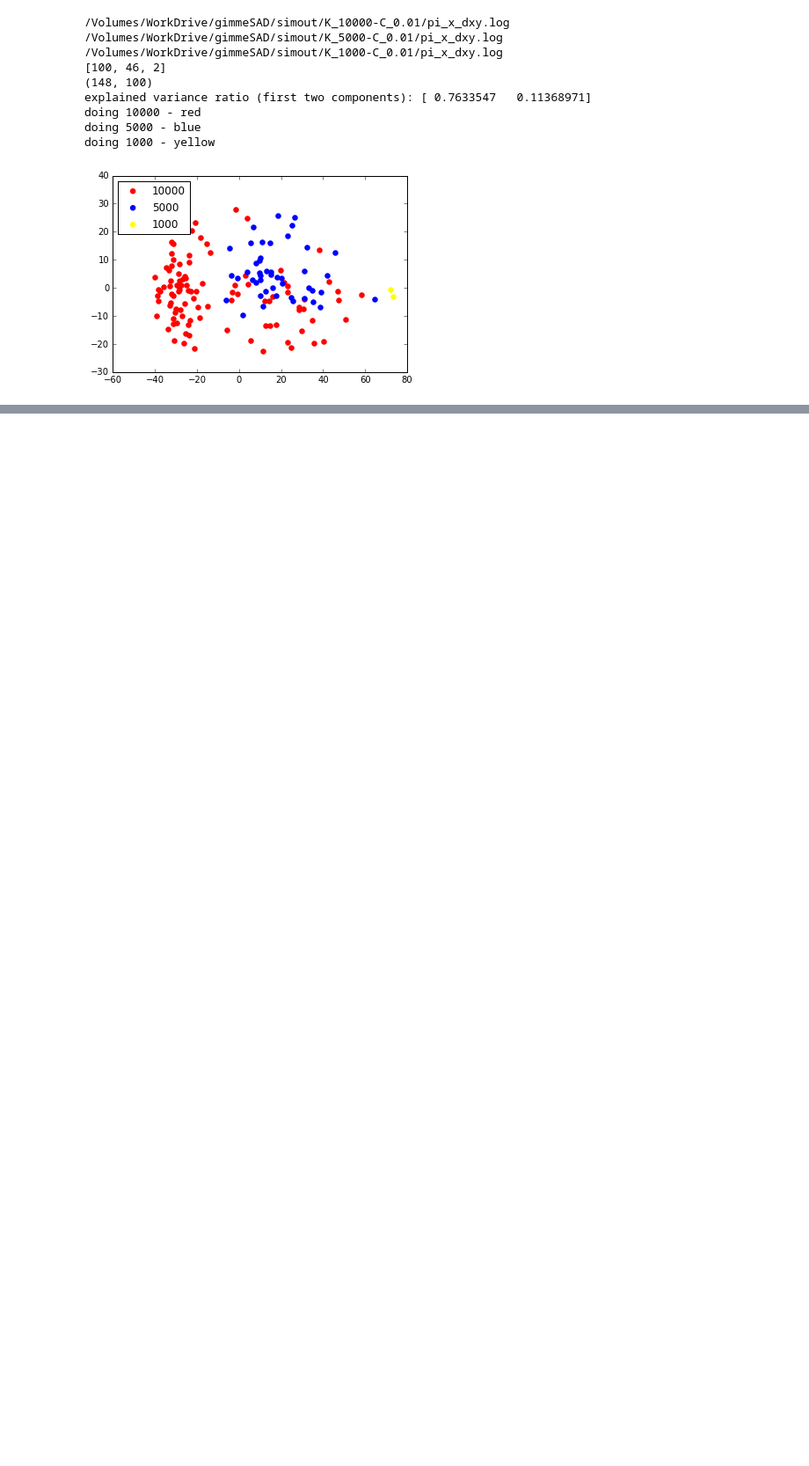
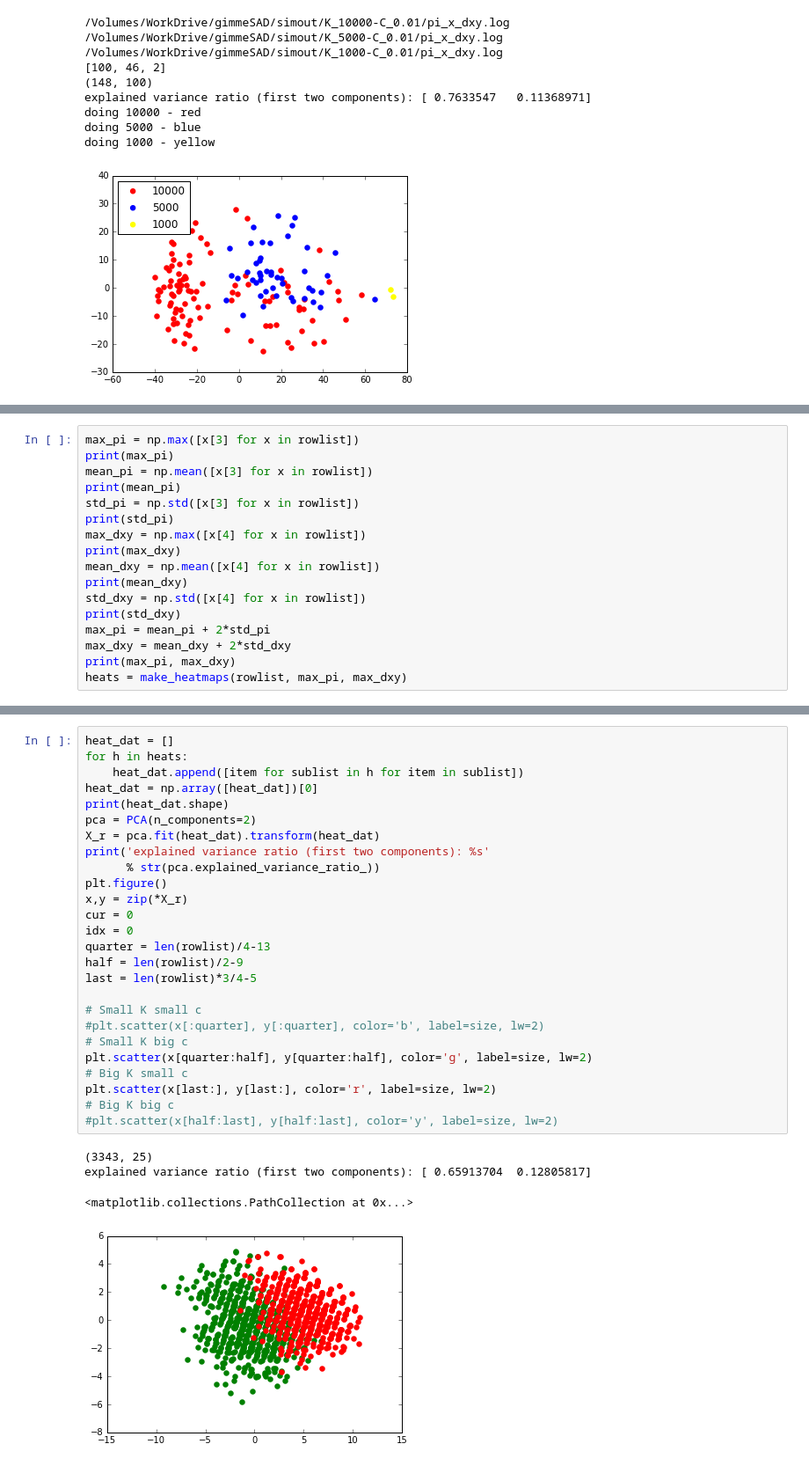
Before and after one commit to isaacovercast/lab-notebooks, a Jupyter notebook: gimmeSAD/Plot-Replicate-PCAs.ipynb, the cells around one changed output, grey strips where cells are left out. Shown at 88% size. Drawn from its saved outputs; the diff is of its cells as text; blank space fills up the shorter version.

```diff
--- a/gimmeSAD/Plot-Replicate-PCAs.ipynb
+++ b/gimmeSAD/Plot-Replicate-PCAs.ipynb
@@ -197,0 +281,17 @@ doing 1000 - yellow
+# %%
+max_pi = np.max([x[3] for x in rowlist])
+print(max_pi)
+mean_pi = np.mean([x[3] for x in rowlist])
+print(mean_pi)
+std_pi = np.std([x[3] for x in rowlist])
+print(std_pi)
+max_dxy = np.max([x[4] for x in rowlist])
+print(max_dxy)
+mean_dxy = np.mean([x[4] for x in rowlist])
+print(mean_dxy)
+std_dxy = np.std([x[4] for x in rowlist])
+print(std_dxy)
+max_pi = mean_pi + 2*std_pi
+max_dxy = mean_dxy + 2*std_dxy
+print(max_pi, max_dxy)
+heats = make_heatmaps(rowlist, max_pi, max_dxy)
@@ -197,0 +306,31 @@ doing 1000 - yellow
+# %%
+heat_dat = []
+for h in heats:
+    heat_dat.append([item for sublist in h for item in sublist])
+heat_dat = np.array([heat_dat])[0]
+print(heat_dat.shape)
+pca = PCA(n_components=2)
+X_r = pca.fit(heat_dat).transform(heat_dat)
+print('explained variance ratio (first two components): %s'
+      % str(pca.explained_variance_ratio_))
+plt.figure()
+x,y = zip(*X_r)
+cur = 0
+idx = 0
+quarter = len(rowlist)/4-13
+half = len(rowlist)/2-9
+last = len(rowlist)*3/4-5
+
+# Small K small c
+#plt.scatter(x[:quarter], y[:quarter], color='b', label=size, lw=2)
+# Small K big c
+plt.scatter(x[quarter:half], y[quarter:half], color='g', label=size, lw=2)
+# Big K small c
+plt.scatter(x[last:], y[last:], color='r', label=size, lw=2)
+# Big K big c
+#plt.scatter(x[half:last], y[half:last], color='y', label=size, lw=2)
+# %% [output]
+(3343, 25)
+explained variance ratio (first two components): [ 0.65913704  0.12805817]
+<matplotlib.collections.PathCollection at 0x...>
+[figure, added]
```
Also changed, not shown: parts of 8 cells of this notebook, 4 other files.
